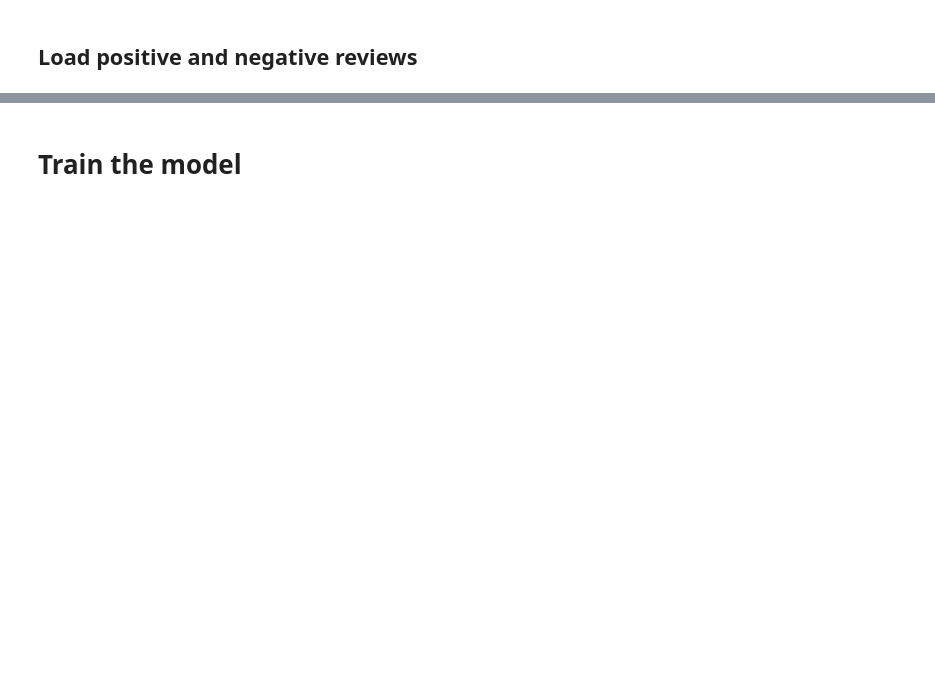
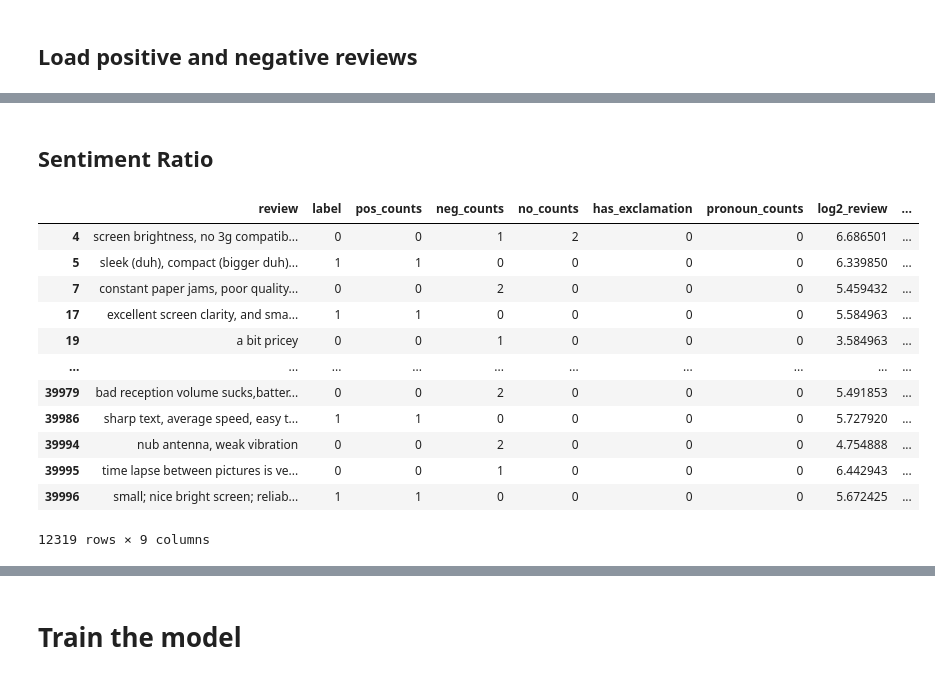
Before and after one commit to Sovichet-Rathanak/sentiment-classification, a Jupyter notebook: notebook/svm_challenge.ipynb, the cells around one changed output, grey strips where cells are left out. Saved outputs shown, nothing was run; the diff lists cells and outputs as text; code cells hidden in the pictures; blank space fills up the shorter version.

```diff
--- a/notebook/svm_challenge.ipynb
+++ b/notebook/svm_challenge.ipynb
@@ -63,0 +128,6 @@ review_df.head()
+# %%
+review_df["no_counts"] = review_df["review"].apply(
+    lambda text: sum(word.lower() == 'no' for word in text.split())
+)
+
+review_df[review_df["no_counts"] > 0]
@@ -63,0 +150,6 @@ review_df.head()
+# %%
+review_df["has_exclamation"] = review_df["review"].apply(
+    lambda text: 1 if '!' in text else 0
+)
+
+review_df[review_df["has_exclamation"] > 0]
@@ -63,0 +172,16 @@ review_df.head()
+# %%
+def count_pronoun(text):
+    pronouns = ['i', 'me', 'my', 'you', 'your', 'we', 'our', 'us']
+    total = 0
+    words = text.split()
+    for w in words:
+        for p in pronouns:
+            if p == w.lower():
+                total += 1
+    return total
+
+review_df["pronoun_counts"] = review_df["review"].apply(
+    count_pronoun
+)
+
+review_df[review_df["pronoun_counts"] > 0]
@@ -63,0 +204,6 @@ review_df.head()
+# %%
+review_df["log2_review"] = review_df["review"].apply(
+    lambda text: np.log2(len(text) or 1)
+)
+
+review_df[review_df["log2_review"] > 0]
@@ -63,0 +224,23 @@ review_df.head()
+# %% [markdown]
+## Sentiment Ratio
+# %%
+review_df["sentiment_ratio"] = review_df.apply(
+    lambda row: abs((row["pos_counts"] - row["neg_counts"]) / (len(row["review"].split()) + 1)),
+    axis=1
+)
+
+review_df[review_df["sentiment_ratio"] > 0]
+# %% [output]
+|  | review | label | pos_counts | neg_counts | no_counts | has_exclamation | pronoun_counts | log2_review | ... |
+| 4 | screen brightness, no 3g compatib... | 0 | 0 | 1 | 2 | 0 | 0 | 6.686501 | ... |
+| 5 | sleek (duh), compact (bigger duh)... | 1 | 1 | 0 | 0 | 0 | 0 | 6.339850 | ... |
+| 7 | constant paper jams, poor quality... | 0 | 0 | 2 | 0 | 0 | 0 | 5.459432 | ... |
+| 17 | excellent screen clarity, and sma... | 1 | 1 | 0 | 0 | 0 | 0 | 5.584963 | ... |
+| 19 | a bit pricey | 0 | 0 | 1 | 0 | 0 | 0 | 3.584963 | ... |
+| ... | ... | ... | ... | ... | ... | ... | ... | ... | ... |
+| 39979 | bad reception volume sucks,batter... | 0 | 0 | 2 | 0 | 0 | 0 | 5.491853 | ... |
+| 39986 | sharp text, average speed, easy t... | 1 | 1 | 0 | 0 | 0 | 0 | 5.727920 | ... |
+| 39994 | nub antenna, weak vibration | 0 | 0 | 2 | 0 | 0 | 0 | 4.754888 | ... |
+| 39995 | time lapse between pictures is ve... | 0 | 0 | 1 | 0 | 0 | 0 | 6.442943 | ... |
+| 39996 | small; nice bright screen; reliab... | 1 | 1 | 0 | 0 | 0 | 0 | 5.672425 | ... |
+12319 rows × 9 columns
```
Also changed, not shown: parts of 30 cells of this notebook, 2 other files.
